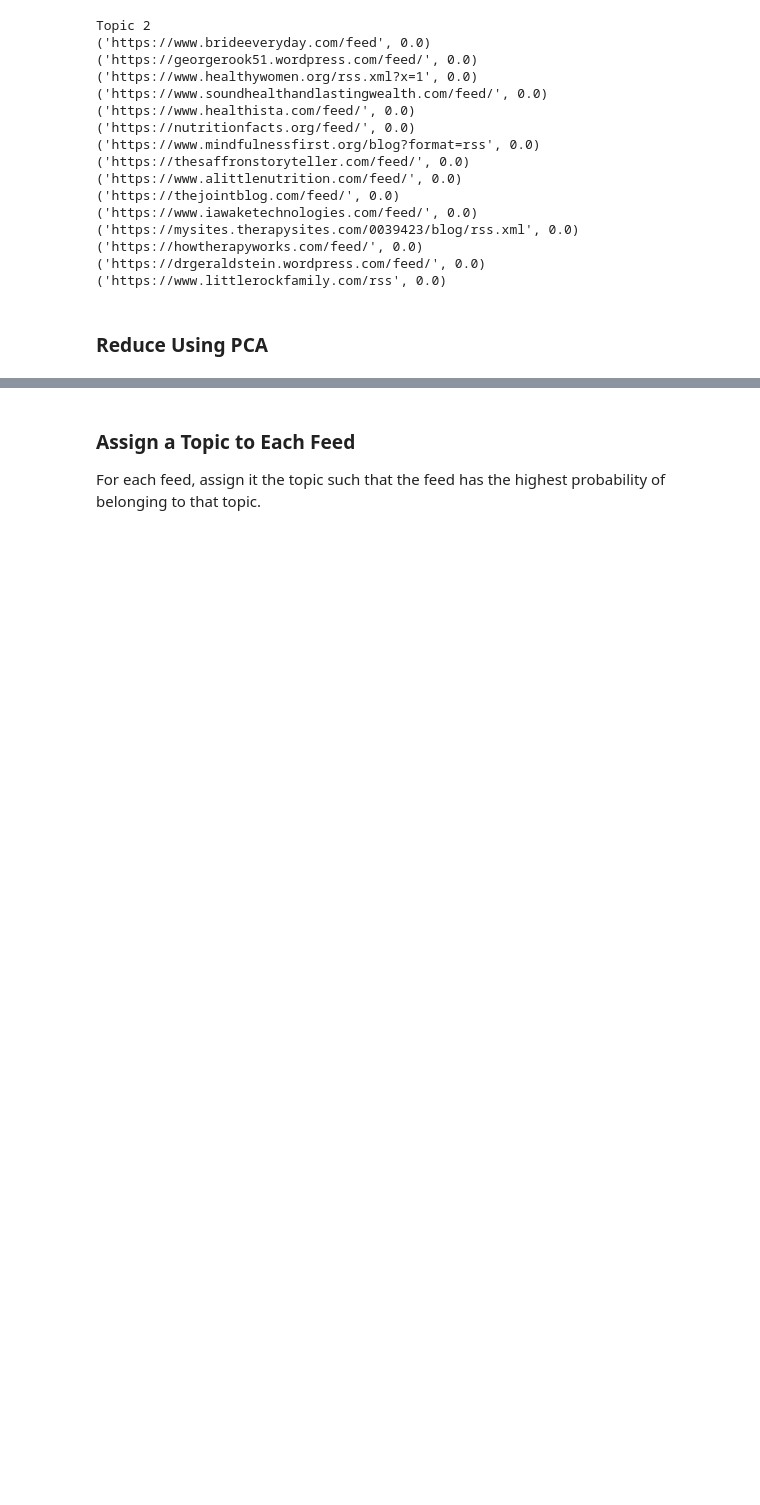
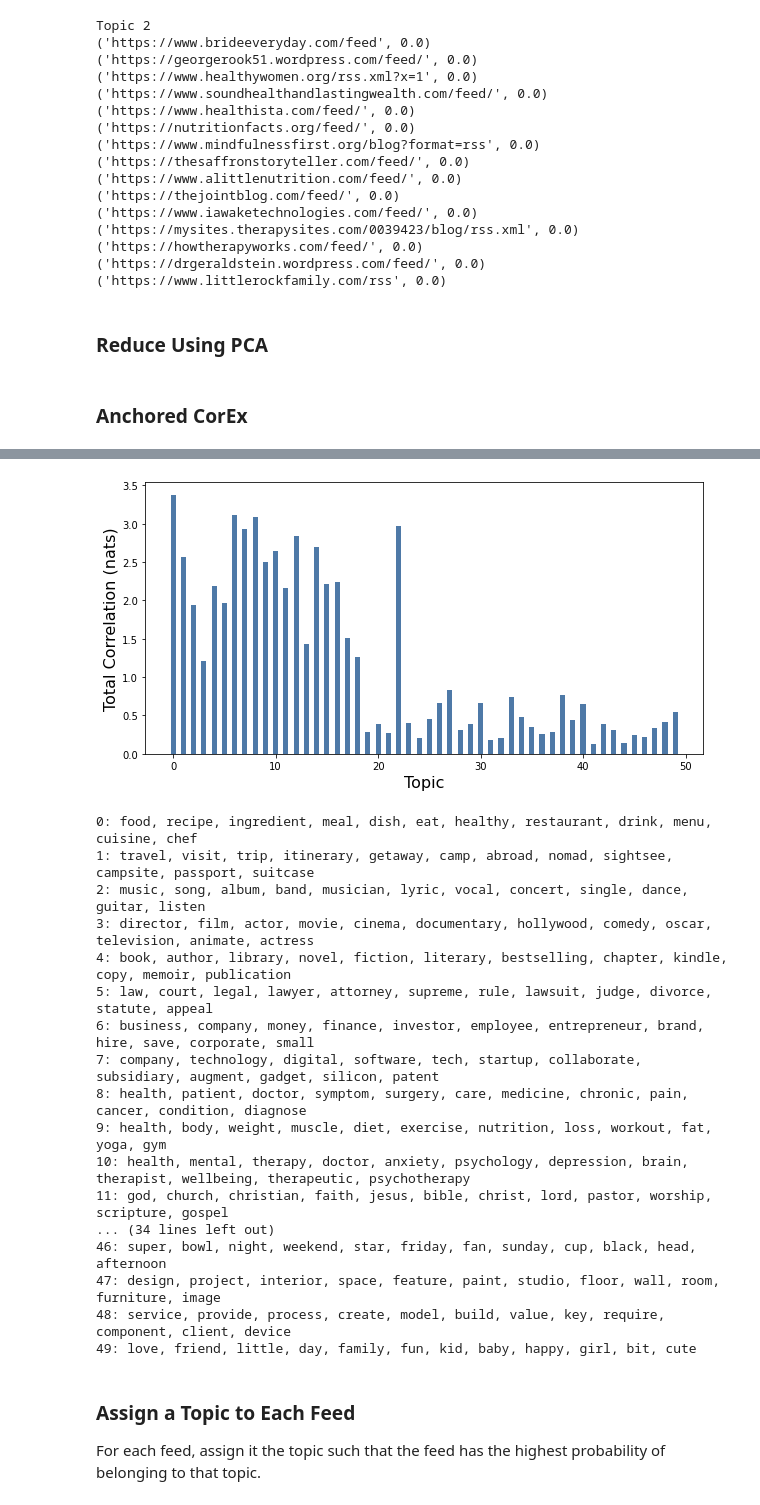
Before and after one commit to tudorducaru/recommender_system, a Jupyter notebook: ml/umap.ipynb, the cells around one changed output, grey strips where cells are left out. Saved outputs shown, nothing was run; the diff lists cells and outputs as text; code cells hidden in the pictures; blank space fills up the shorter version.

```diff
--- a/umap.ipynb
+++ b/ml/umap.ipynb
@@ -283,3 +279,45 @@ for rgb_color in rgb:
     b = int(rgb_color[2])
 
     hex.append('#%02x%02x%02x' % (r, g, b))
+# %% [markdown]
+### Anchored CorEx
+# %%
+# Define anchor words
+anchors = [
+    ['recipe', 'ingredient', 'food', 'meal', 'dish'],
+    ['travel', 'trip', 'visit'],
+    ['music', 'song', 'artist', 'album'],
+    ['film', 'actor', 'director'],
+    ['book', 'author', 'library'],
+    ['law', 'legal', 'court', 'attorney', 'lawyer'],
+    ['business', 'company', 'finance', 'investor', 'money'],
+    ['company', 'technology', 'software', 'digital', 'tech'],
+    ['health', 'doctor', 'symptom', 'patient', 'surgery'],
+    ['health', 'fitness', 'body', 'weight', 'muscle'],
+    ['health', 'mental', 'psychology', 'anxiety', 'doctor', 'therapy'],
+    ['god', 'church', 'jesus', 'christian', 'faith', 'bible'],
+    ['holiday', 'christmas', 'gift', 'present', 'valentine'],
+    ['knit', 'sew', 'craft', 'pattern', 'fabric'],
+    ['sport', 'game', 'league', 'team', 'champion', 'athlete'],
+    ['style', 'fashion', 'wear', 'wardrobe'],
+    ['student', 'teacher', 'school', 'university', 'classroom'],
+    ['science', 'research', 'scientist', 'professor', 'journal'],
+    ['climate', 'emission', 'vehicle', 'solar', 'carbon']
+]
+
+anchored_topic_model = ct.Corex(n_hidden=50, seed=2)
+anchored_topic_model.fit(doc_word, words=words, anchors=anchors, anchor_strength=6)
+
+print('Total Correlation of the model:', str(anchored_topic_model.tc))
+
+plt.figure(figsize=(10,5))
+plt.bar(range(anchored_topic_model.tcs.shape[0]), anchored_topic_model.tcs, color='#4e79a7', width=0.5)
+plt.xlabel('Topic', fontsize=16)
+plt.ylabel('Total Correlation (nats)', fontsize=16)
+plt.show()
+
+topics = anchored_topic_model.get_topics(n_words=12)
+for n,topic in enumerate(topics):
+    topic_words,_,_ = zip(*topic)
+    print('{}: '.format(n) + ', '.join(topic_words))
+# %% [output]
@@ -286,3 +331,21 @@ for rgb_color in rgb:
+[figure, added]
+0: food, recipe, ingredient, meal, dish, eat, healthy, restaurant, drink, menu, cuisine, chef
+1: travel, visit, trip, itinerary, getaway, camp, abroad, nomad, sightsee, campsite, passport, suitcase
+2: music, song, album, band, musician, lyric, vocal, concert, single, dance, guitar, listen
+3: director, film, actor, movie, cinema, documentary, hollywood, comedy, oscar, television, animate, actress
+4: book, author, library, novel, fiction, literary, bestselling, chapter, kindle, copy, memoir, publication
+5: law, court, legal, lawyer, attorney, supreme, rule, lawsuit, judge, divorce, statute, appeal
+6: business, company, money, finance, investor, employee, entrepreneur, brand, hire, save, corporate, small
+7: company, technology, digital, software, tech, startup, collaborate, subsidiary, augment, gadget, silicon, patent
+8: health, patient, doctor, symptom, surgery, care, medicine, chronic, pain, cancer, condition, diagnose
+9: health, body, weight, muscle, diet, exercise, nutrition, loss, workout, fat, yoga, gym
+10: health, mental, therapy, doctor, anxiety, psychology, depression, brain, therapist, wellbeing, therapeutic, psychotherapy
+11: god, church, christian, faith, jesus, bible, christ, lord, pastor, worship, scripture, gospel
+... (34 lines left out)
+46: super, bowl, night, weekend, star, friday, fan, sunday, cup, black, head, afternoon
+47: design, project, interior, space, feature, paint, studio, floor, wall, room, furniture, image
+48: service, provide, process, create, model, build, value, key, require, component, client, device
+49: love, friend, little, day, family, fun, kid, baby, happy, girl, bit, cute
 # %% [markdown]
 ### Assign a Topic to Each Feed
 
```
Also changed, not shown: parts of 6 cells of this notebook, 18 other files.
